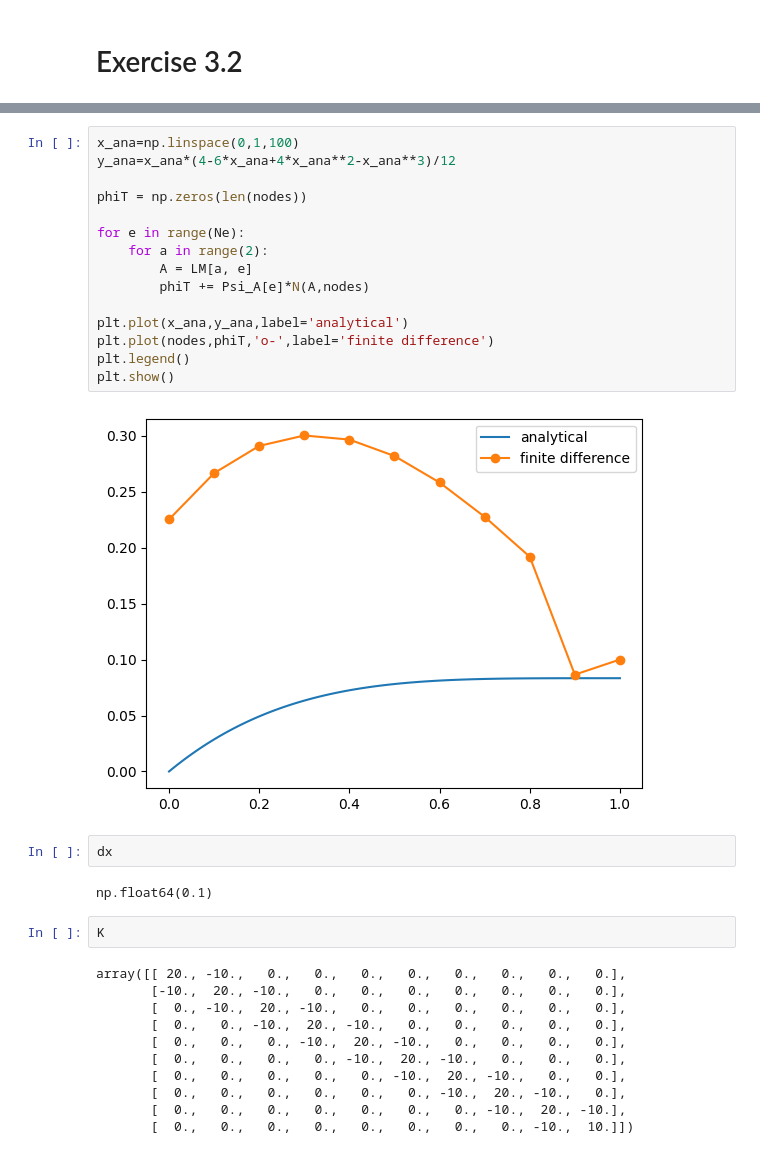
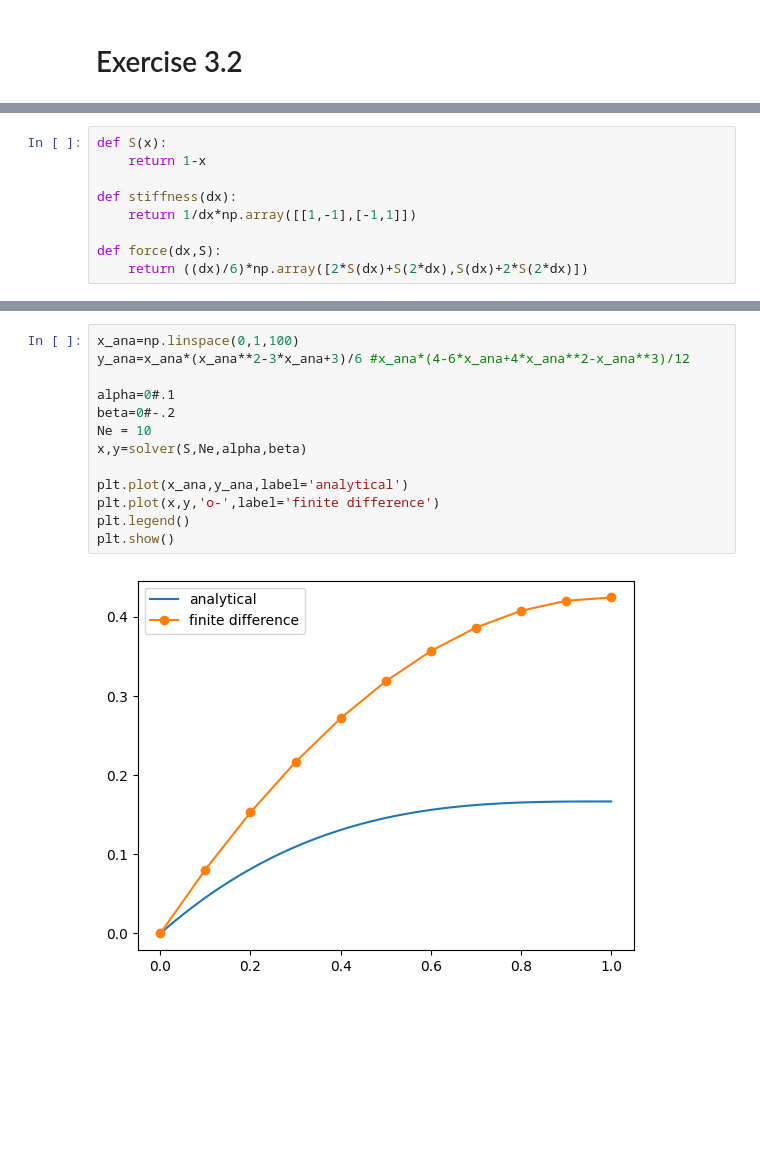
Before and after one commit to 000rla/Numerics_assignment_2, a Jupyter notebook: exercises.ipynb, the cells around one changed output, grey strips where cells are left out. Cells and saved outputs as stored; diff of their text form; blank space fills up the shorter version.

Commit message:
created solver function

```diff
--- a/exercises.ipynb
+++ b/exercises.ipynb
@@ -66 +33,10 @@ def force(dx,x1,x2):
+# %%
+def S(x):
+    return 1-x
+
+def stiffness(dx):
+    return 1/dx*np.array([[1,-1],[-1,1]])
+
+def force(dx,S):
+    return ((dx)/6)*np.array([2*S(dx)+S(2*dx),S(dx)+2*S(2*dx)])
 # %%
@@ -108,34 +83,15 @@ Psi_A[1:] = np.linalg.solve(K, F)
 # %%
 x_ana=np.linspace(0,1,100)
-y_ana=x_ana*(4-6*x_ana+4*x_ana**2-x_ana**3)/12
+y_ana=x_ana*(x_ana**2-3*x_ana+3)/6 #x_ana*(4-6*x_ana+4*x_ana**2-x_ana**3)/12
 
-phiT = np.zeros(len(nodes))
-
-for e in range(Ne):
-    for a in range(2):
-        A = LM[a, e]
-        phiT += Psi_A[e]*N(A,nodes)
+alpha=0#.1
+beta=0#-.2
+Ne = 10
+x,y=solver(S,Ne,alpha,beta)
 
 plt.plot(x_ana,y_ana,label='analytical')
-plt.plot(nodes,phiT,'o-',label='finite difference')
+plt.plot(x,y,'o-',label='finite difference')
 plt.legend()
 plt.show()
 # %% [output]
-[figure, old version]
+[figure, new version]
-# %%
-dx
-# %% [output]
-np.float64(0.1)
-# %%
-K
-# %% [output]
-array([[ 20., -10.,   0.,   0.,   0.,   0.,   0.,   0.,   0.,   0.],
-       [-10.,  20., -10.,   0.,   0.,   0.,   0.,   0.,   0.,   0.],
-       [  0., -10.,  20., -10.,   0.,   0.,   0.,   0.,   0.,   0.],
-       [  0.,   0., -10.,  20., -10.,   0.,   0.,   0.,   0.,   0.],
-       [  0.,   0.,   0., -10.,  20., -10.,   0.,   0.,   0.,   0.],
-       [  0.,   0.,   0.,   0., -10.,  20., -10.,   0.,   0.,   0.],
-       [  0.,   0.,   0.,   0.,   0., -10.,  20., -10.,   0.,   0.],
-       [  0.,   0.,   0.,   0.,   0.,   0., -10.,  20., -10.,   0.],
-       [  0.,   0.,   0.,   0.,   0.,   0.,   0., -10.,  20., -10.],
-       [  0.,   0.,   0.,   0.,   0.,   0.,   0.,   0., -10.,  10.]])
```
Also changed, not shown: parts of 2 cells of this notebook.
